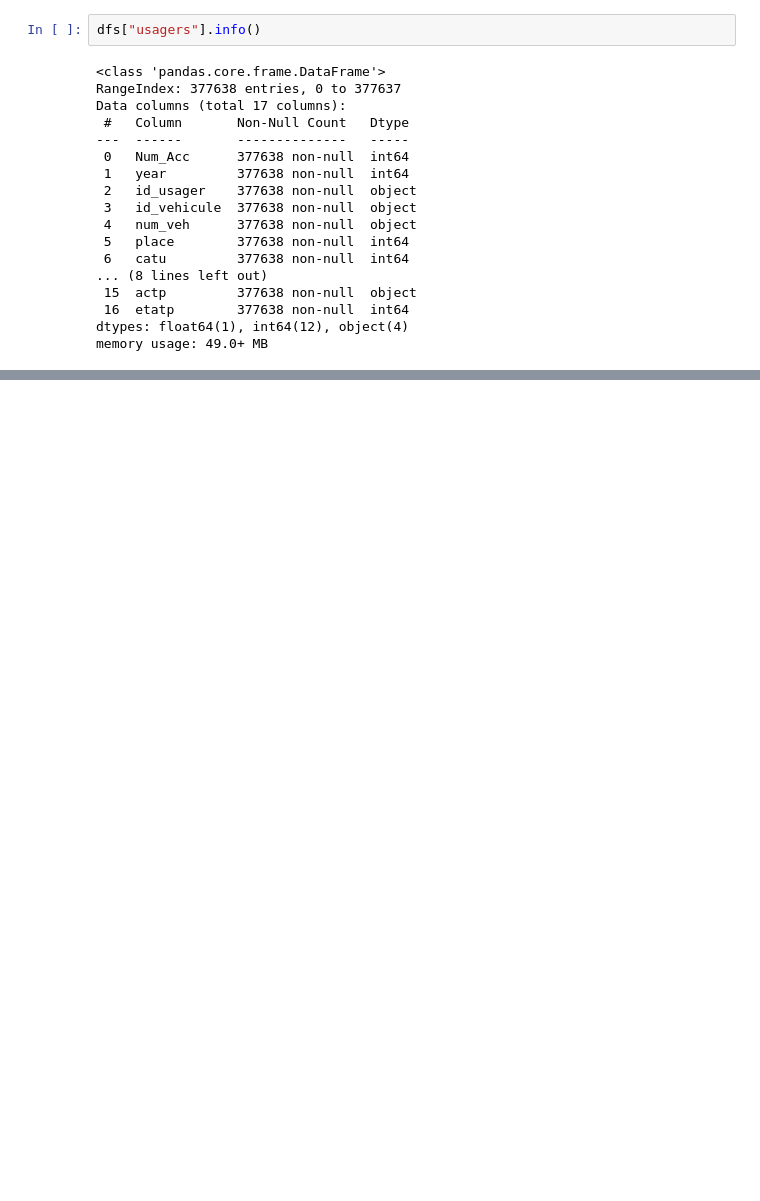
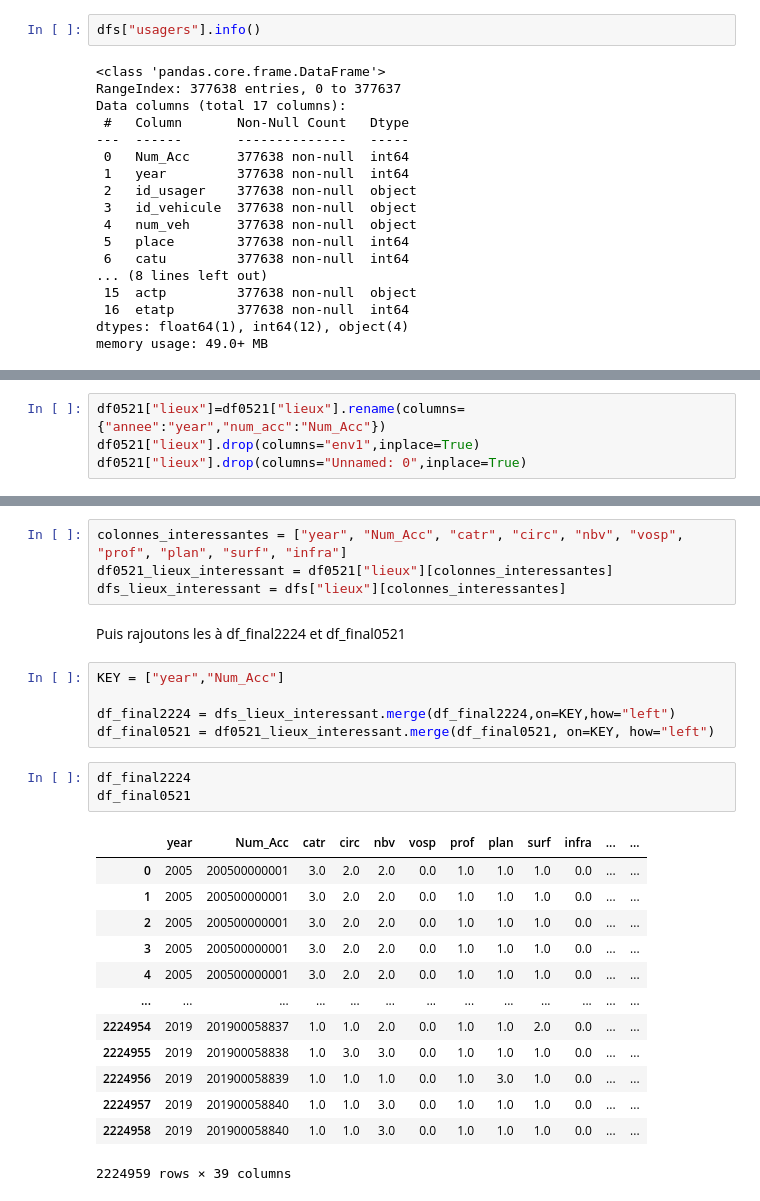
Before and after one commit to hobbit-joufflu/Predict-Traffic-Accident-Severity, a Jupyter notebook: code.ipynb, the cells around one changed output, grey strips where cells are left out. Drawn from its saved outputs; the diff is of its cells as text; blank space fills up the shorter version.

Commit message:
Ajout des données itnéressantes de "lieux"

```diff
--- a/code.ipynb
+++ b/code.ipynb
@@ -392,0 +418,4 @@ df0
+# %%
+df0521["lieux"]=df0521["lieux"].rename(columns={"annee":"year","num_acc":"Num_Acc"})
+df0521["lieux"].drop(columns="env1",inplace=True)
+df0521["lieux"].drop(columns="Unnamed: 0",inplace=True)
@@ -392,0 +432,28 @@ df0
+# %%
+colonnes_interessantes = ["year", "Num_Acc", "catr", "circ", "nbv", "vosp", "prof", "plan", "surf", "infra"]
+df0521_lieux_interessant = df0521["lieux"][colonnes_interessantes]
+dfs_lieux_interessant = dfs["lieux"][colonnes_interessantes]
+# %% [markdown]
+Puis rajoutons les à df_final2224 et df_final0521
+# %%
+KEY = ["year","Num_Acc"]
+
+df_final2224 = dfs_lieux_interessant.merge(df_final2224,on=KEY,how="left")
+df_final0521 = df0521_lieux_interessant.merge(df_final0521, on=KEY, how="left")
+# %%
+df_final2224
+df_final0521
+# %% [output]
+|  | year | Num_Acc | catr | circ | nbv | vosp | prof | plan | surf | infra | ... | ... |
+| 0 | 2005 | 200500000001 | 3.0 | 2.0 | 2.0 | 0.0 | 1.0 | 1.0 | 1.0 | 0.0 | ... | ... |
+| 1 | 2005 | 200500000001 | 3.0 | 2.0 | 2.0 | 0.0 | 1.0 | 1.0 | 1.0 | 0.0 | ... | ... |
+| 2 | 2005 | 200500000001 | 3.0 | 2.0 | 2.0 | 0.0 | 1.0 | 1.0 | 1.0 | 0.0 | ... | ... |
+| 3 | 2005 | 200500000001 | 3.0 | 2.0 | 2.0 | 0.0 | 1.0 | 1.0 | 1.0 | 0.0 | ... | ... |
+| 4 | 2005 | 200500000001 | 3.0 | 2.0 | 2.0 | 0.0 | 1.0 | 1.0 | 1.0 | 0.0 | ... | ... |
+| ... | ... | ... | ... | ... | ... | ... | ... | ... | ... | ... | ... | ... |
+| 2224954 | 2019 | 201900058837 | 1.0 | 1.0 | 2.0 | 0.0 | 1.0 | 1.0 | 2.0 | 0.0 | ... | ... |
+| 2224955 | 2019 | 201900058838 | 1.0 | 3.0 | 3.0 | 0.0 | 1.0 | 1.0 | 1.0 | 0.0 | ... | ... |
+| 2224956 | 2019 | 201900058839 | 1.0 | 1.0 | 1.0 | 0.0 | 1.0 | 3.0 | 1.0 | 0.0 | ... | ... |
+| 2224957 | 2019 | 201900058840 | 1.0 | 1.0 | 3.0 | 0.0 | 1.0 | 1.0 | 1.0 | 0.0 | ... | ... |
+| 2224958 | 2019 | 201900058840 | 1.0 | 1.0 | 3.0 | 0.0 | 1.0 | 1.0 | 1.0 | 0.0 | ... | ... |
+2224959 rows × 39 columns
```
Also changed, not shown: parts of 12 cells of this notebook.
